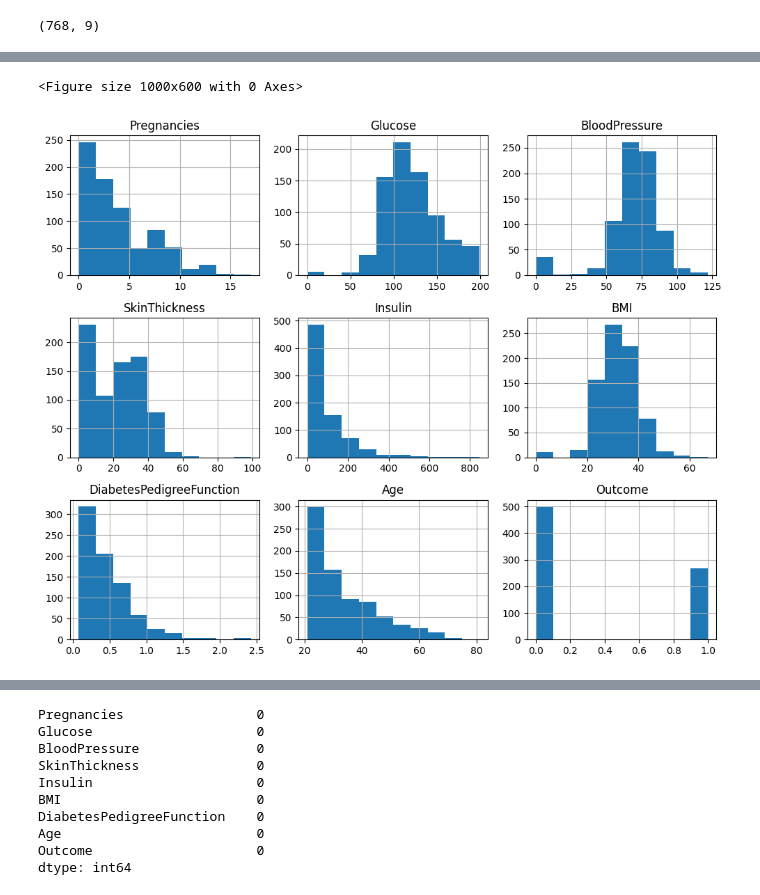
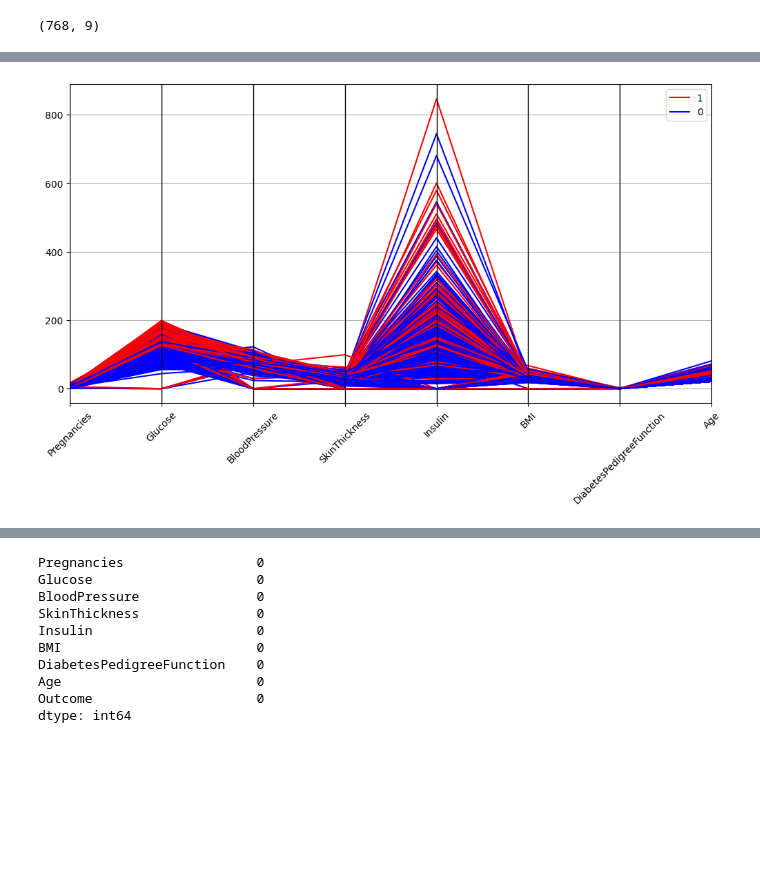
Before and after one commit to Bieloliver12/DecisionTree, a Jupyter notebook: src/explore.ipynb, the cells around one changed output, grey strips where cells are left out. Drawn from its saved outputs; the diff is of its cells as text; code cells hidden in the pictures; blank space fills up the shorter version.

```diff
--- a/src/explore.ipynb
+++ b/src/explore.ipynb
@@ -52,8 +47,7 @@ plt.show()
-# %%
-plt.figure(figsize=(10,6))
-df.hist(bins=10, figsize=(10, 8), layout=(3, 3))
-plt.tight_layout()
-plt.show()
-# %% [output]
-<Figure size 1000x600 with 0 Axes>
-[figure, removed]
+# %%
+plt.figure(figsize=(12, 6))
+pd.plotting.parallel_coordinates(df, 'Outcome', color=['red', 'blue'])
+plt.xticks(rotation=45)
+plt.show()
+# %% [output]
+[figure, added]
```
Also changed, not shown: parts of 35 cells of this notebook.
